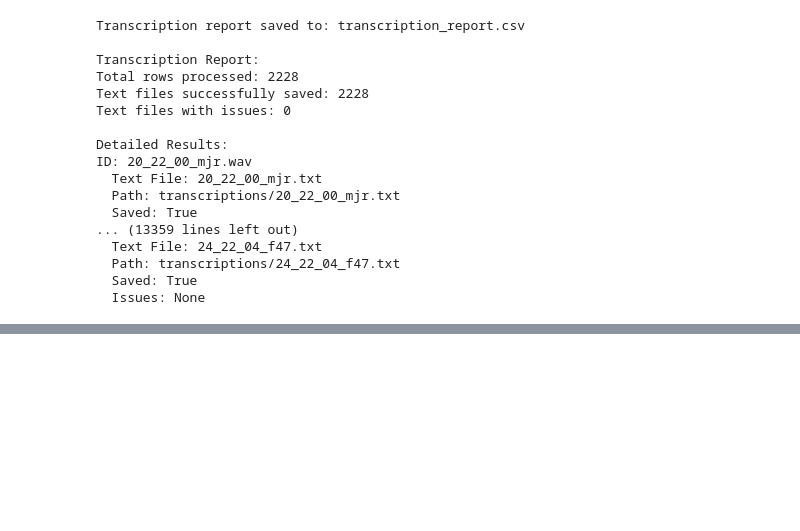
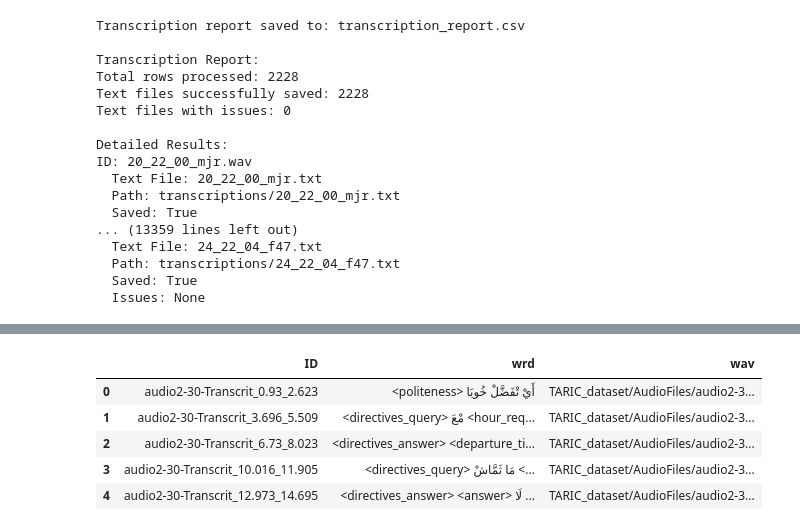
Before and after one commit to cyrineanene/ASR-on-Tunisian-Dialect, a Jupyter notebook: EDA.ipynb, the cells around one changed output, grey strips where cells are left out. Cells and saved outputs as stored; diff of their text form; code cells hidden in the pictures; blank space fills up the shorter version.

```diff
--- a/EDA.ipynb
+++ b/EDA.ipynb
@@ -1316,0 +1386,11 @@ ID: 20_22_00_mjr.wav
+# %%
+df_taric = df_taric.rename(columns={"transcript": "wrd"})
+# %%
+df_taric.head()
+# %% [output]
+|  | ID | wrd | wav |
+| 0 | audio2-30-Transcrit_0.93_2.623 | <politeness> أَيْ تْفَضَّلْ خُويَا | TARIC_dataset/AudioFiles/audio2-3... |
+| 1 | audio2-30-Transcrit_3.696_5.509 | <directives_query> مْعَ <hour_req... | TARIC_dataset/AudioFiles/audio2-3... |
+| 2 | audio2-30-Transcrit_6.73_8.023 | <directives_answer> <departure_ti... | TARIC_dataset/AudioFiles/audio2-3... |
+| 3 | audio2-30-Transcrit_10.016_11.905 | <directives_query> مَا ثَمَّاشْ <... | TARIC_dataset/AudioFiles/audio2-3... |
+| 4 | audio2-30-Transcrit_12.973_14.695 | <directives_answer> <answer> لَا ... | TARIC_dataset/AudioFiles/audio2-3... |
```
Also changed, not shown: parts of 17 cells of this notebook, 2 other files.
